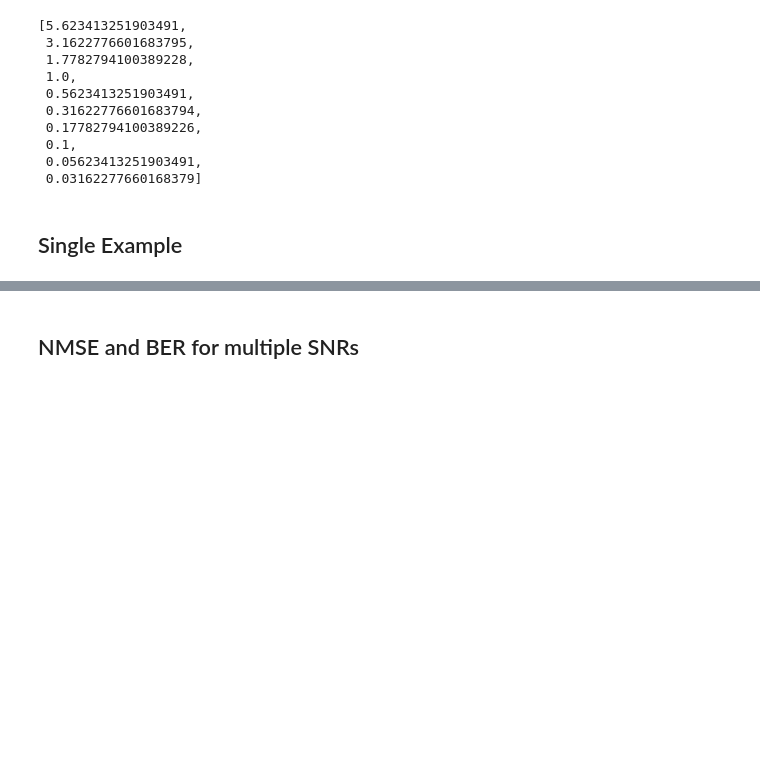
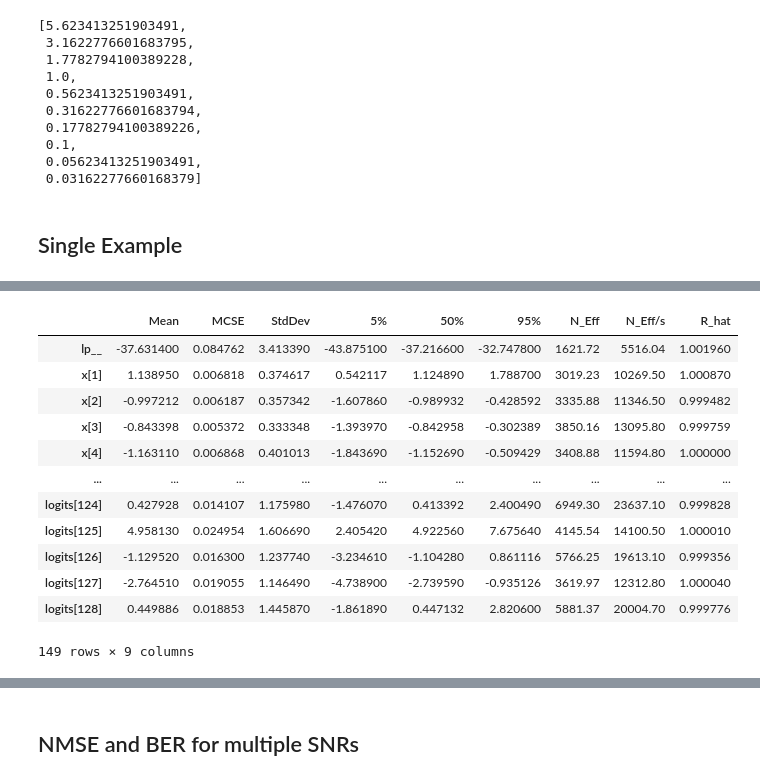
Before and after one commit to NamanGupta-0509/ProbabilisticML, a Jupyter notebook: Classification/class.ipynb, the cells around one changed output, grey strips where cells are left out. Saved outputs shown, nothing was run; the diff lists cells and outputs as text; code cells hidden in the pictures; blank space fills up the shorter version.

```diff
--- a/Classification/class.ipynb
+++ b/Classification/class.ipynb
@@ -142,0 +120,16 @@ plt.show()
+# %%
+fit.summary()
+# %% [output]
+|  | Mean | MCSE | StdDev | 5% | 50% | 95% | N_Eff | N_Eff/s | R_hat |
+| lp__ | -37.631400 | 0.084762 | 3.413390 | -43.875100 | -37.216600 | -32.747800 | 1621.72 | 5516.04 | 1.001960 |
+| x[1] | 1.138950 | 0.006818 | 0.374617 | 0.542117 | 1.124890 | 1.788700 | 3019.23 | 10269.50 | 1.000870 |
+| x[2] | -0.997212 | 0.006187 | 0.357342 | -1.607860 | -0.989932 | -0.428592 | 3335.88 | 11346.50 | 0.999482 |
+| x[3] | -0.843398 | 0.005372 | 0.333348 | -1.393970 | -0.842958 | -0.302389 | 3850.16 | 13095.80 | 0.999759 |
+| x[4] | -1.163110 | 0.006868 | 0.401013 | -1.843690 | -1.152690 | -0.509429 | 3408.88 | 11594.80 | 1.000000 |
+| ... | ... | ... | ... | ... | ... | ... | ... | ... | ... |
+| logits[124] | 0.427928 | 0.014107 | 1.175980 | -1.476070 | 0.413392 | 2.400490 | 6949.30 | 23637.10 | 0.999828 |
+| logits[125] | 4.958130 | 0.024954 | 1.606690 | 2.405420 | 4.922560 | 7.675640 | 4145.54 | 14100.50 | 1.000010 |
+| logits[126] | -1.129520 | 0.016300 | 1.237740 | -3.234610 | -1.104280 | 0.861116 | 5766.25 | 19613.10 | 0.999356 |
+| logits[127] | -2.764510 | 0.019055 | 1.146490 | -4.738900 | -2.739590 | -0.935126 | 3619.97 | 12312.80 | 1.000040 |
+| logits[128] | 0.449886 | 0.018853 | 1.445870 | -1.861890 | 0.447132 | 2.820600 | 5881.37 | 20004.70 | 0.999776 |
+149 rows × 9 columns
```
Also changed, not shown: parts of 12 cells of this notebook, 1 other file.
